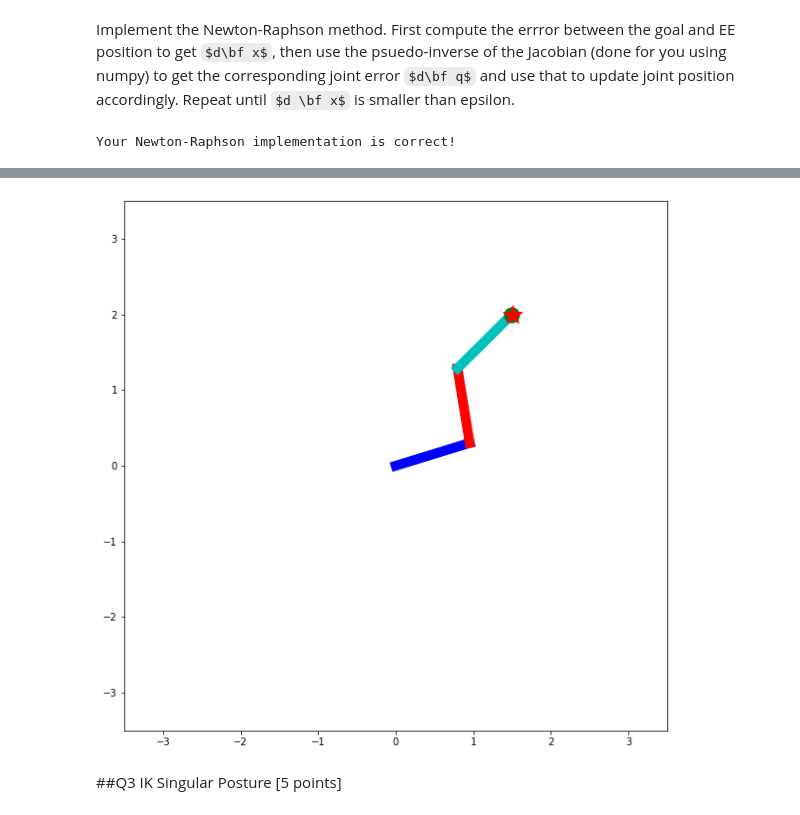
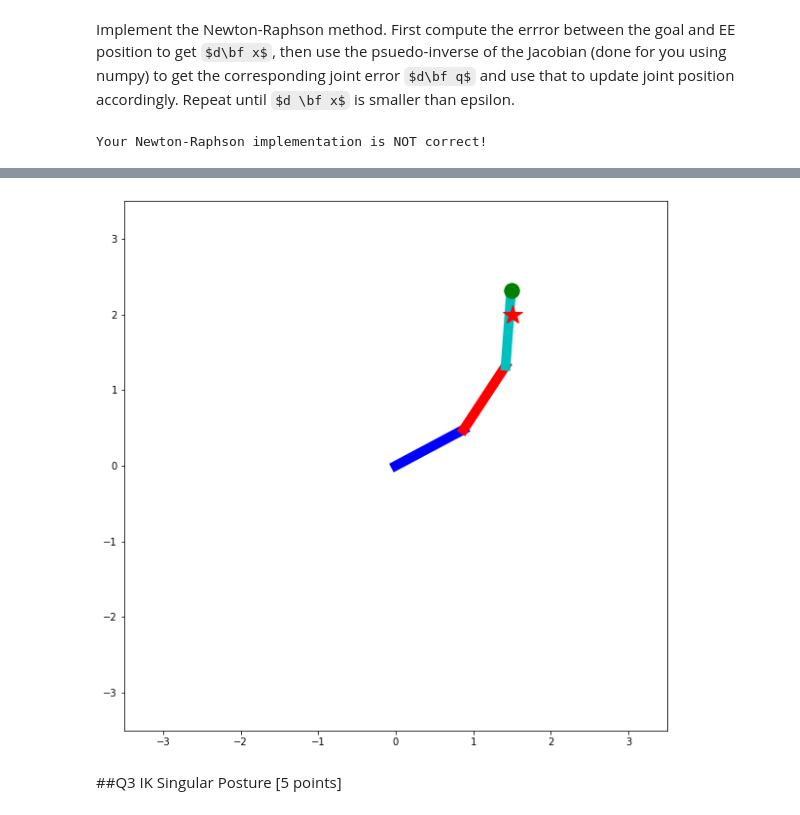
Before and after one commit to vdlphm/CS403-Fall-2023, a Jupyter notebook: hws/hw2/hw2.ipynb, the cells around one changed output, grey strips where cells are left out. Cells and saved outputs as stored; diff of their text form; code cells hidden in the pictures; some formulas as TeX source.

```diff
--- a/hws/hw2/hw2.ipynb
+++ b/hws/hw2/hw2.ipynb
@@ -222,40 +226,40 @@ def newton_IK(x_goal, q_init):
   q_anim += [qi.copy()]
 
   # Compute error between goal and current EE position
-  d_x = # Your code here
+  d_x = x_goal - forward_kinematics(qi) # Your code here
 
   # Small value at which we stop iterating if the error is smaller
   epsilon = 0.01
   step_size = 0.2
   iter = 0
   # Complete while loop
   while (iter<100): # Your code here
     # Your code here
     iter += 1
   # Returns final joint position and joint data for animation
   return (qi, q_anim)
 
 
 
 # A test to see if your implementation is correct
 x_goal = np.array([1.5, 2, pi/4])
 qi, q_anim = newton_IK(x_goal, np.array([0.5, 0.5, 0.5]))
 sol = [0.31012806, 1.42090816, -0.94563806]
 same = True
 for i in range(3):
     if abs(sol[i] - qi[i]) > 0.02:
       same = False
 if same:
     print("Your Newton-Raphson implementation is correct!")
 else:
     print("Your Newton-Raphson implementation is NOT correct!")
 
 anim = plot_planar_manipulator(np.array(q_anim), L1, L2, L3, target=x_goal, interval= 1)
 HTML(anim.to_html5_video())
 # %% [output]
-Your Newton-Raphson implementation is correct!
+Your Newton-Raphson implementation is NOT correct!
 [interactive output not drawn]
-[figure, old version]
+[figure, new version]
 # %% [markdown]
 ##Q3 IK Singular Posture [5 points]
 # %% [markdown]
```
Also changed, not shown: parts of 3 cells of this notebook.
